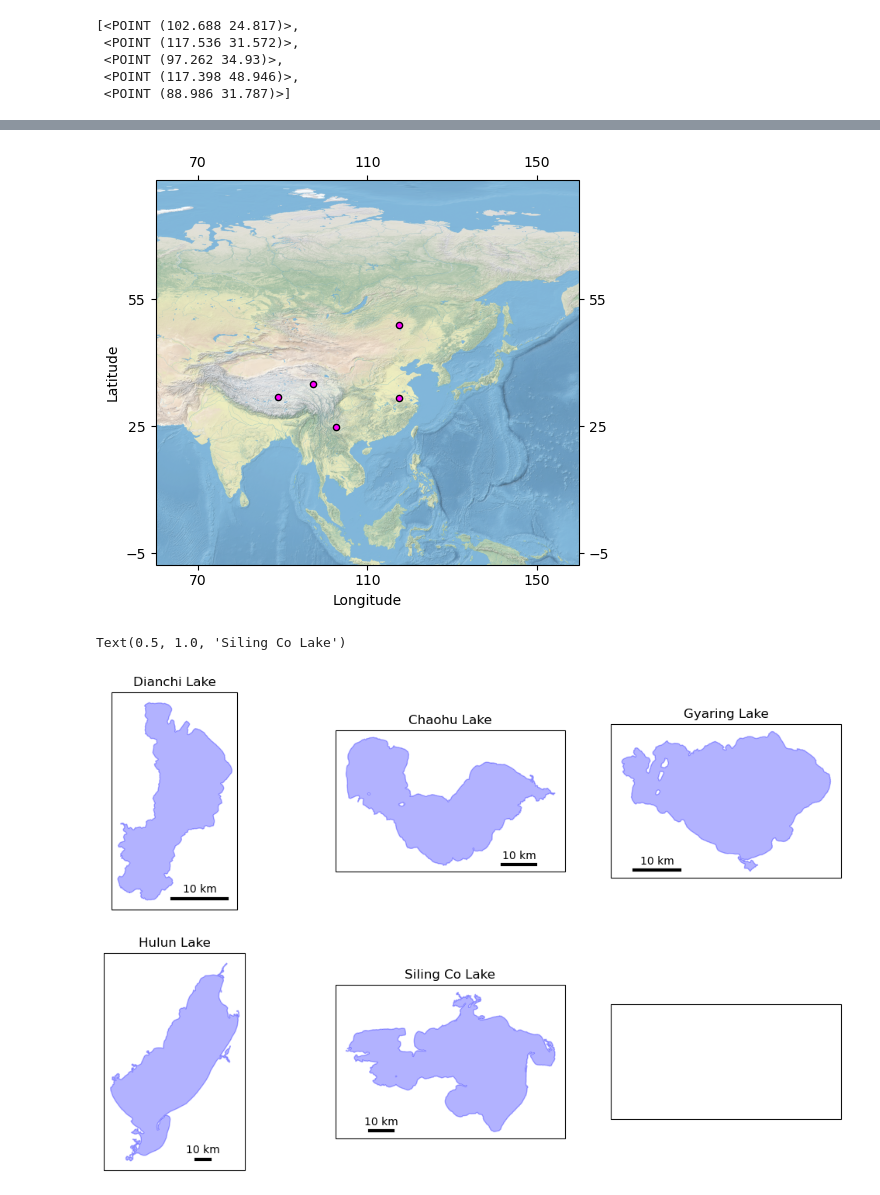
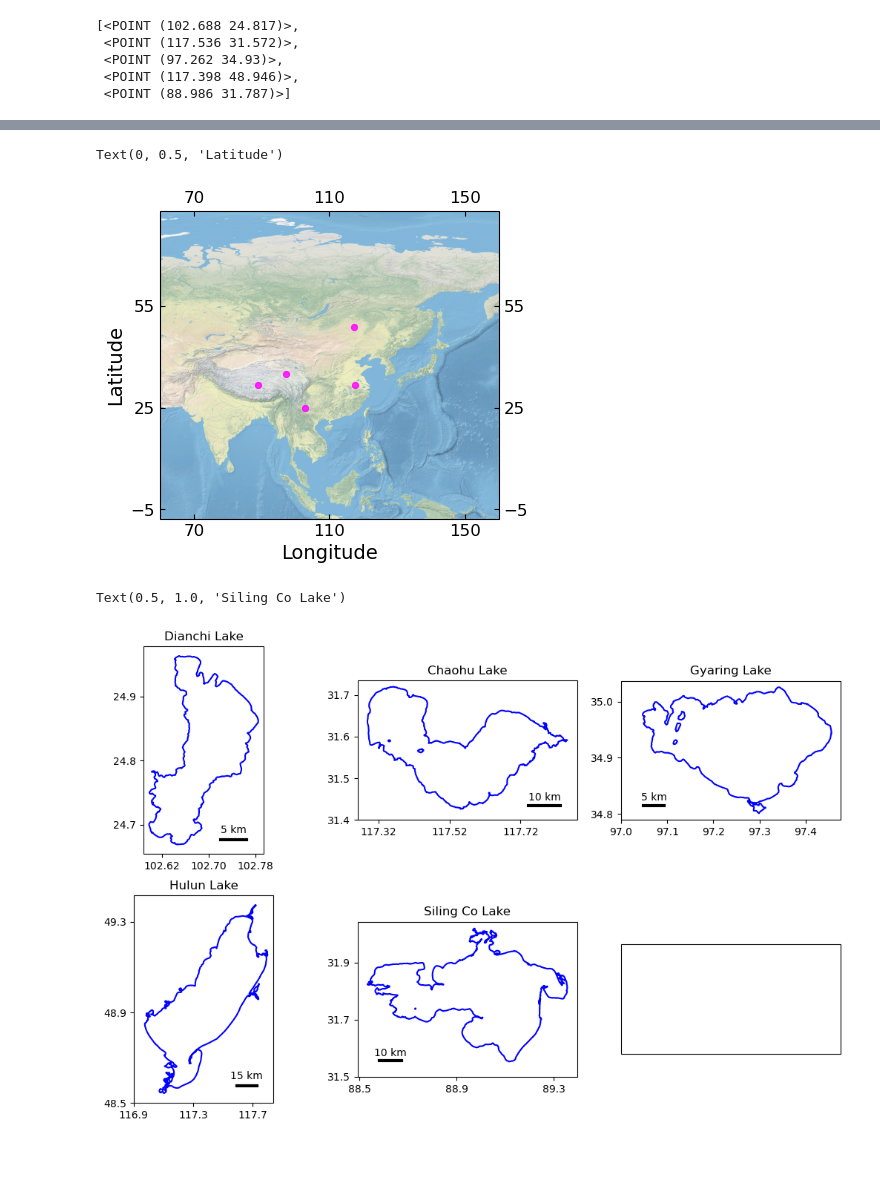
Before and after one commit to xinluo2018/swot-for-geoid, a Jupyter notebook: visual/1_study_lakes.ipynb, the cells around one changed output, grey strips where cells are left out. Saved outputs shown, nothing was run; the diff lists cells and outputs as text; code cells hidden in the pictures; blank space fills up the shorter version.

```diff
--- a/visual/1_study_lakes.ipynb
+++ b/visual/1_study_lakes.ipynb
@@ -15,7 +15,9 @@ path_chaohu = 'data/chaohu-lake/hydrolake_chaohu.gpkg'
 path_gyaring = 'data/gyaring-lake/hydrolake_gyaring.gpkg'
 path_hulun = 'data/hulun-lake/hydrolake_hulun.gpkg'
 path_siling_co = 'data/siling_co-lake/hydrolake_siling_co.gpkg'
-paths_lake = [path_dianchi, path_chaohu, path_gyaring, path_hulun, path_siling_co]
+path_coastline = 'data/basemap/ne_10_coastline.gpkg'
+paths_lake = [path_dianchi, path_chaohu,
+              path_gyaring, path_hulun, path_siling_co]
 # %%
 center_lakes = []
 lakes_gdf = []
@@ -33,16 +43,19 @@ center_lakes
 # %%
-fig, ax = plt.subplots(figsize=(7, 5), subplot_kw={'projection': ccrs.PlateCarree()})
+fig, ax = plt.subplots(figsize=(6, 4), subplot_kw={'projection': ccrs.PlateCarree()})
 ax.set_extent([60, 160, -5, 80])
 ax.imshow(basemap, extent=[-180, 180, -90, 90], transform=ccrs.PlateCarree())
 lons = [pt.x for pt in center_lakes]
 lats = [pt.y for pt in center_lakes]
-ax.scatter(lons, lats, s=20, c='magenta', edgecolors='black', transform=ccrs.PlateCarree(), zorder=10)
+ax.scatter(lons, lats, s=18, c='magenta',
+            alpha=0.8, marker='o',
+            transform=ccrs.PlateCarree(), zorder=10)
 ax.set_xticks(np.arange(70, 170, 40), crs=ccrs.PlateCarree())
 ax.set_yticks(np.arange(-5, 81, 30), crs=ccrs.PlateCarree())
 ax.tick_params(top=True, labeltop=True, bottom=True, labelbottom=True,
-               right=True, labelright=True, left=True, labelleft=True)
-ax.set_xlabel('Longitude'); ax.set_ylabel('Latitude')
-ax.tick_params(labelsize=10)
+               right=True, labelright=True, left=True, labelsize=12,
+               labelleft=True, direction='in')
+ax.set_xlabel('Longitude', fontsize=14); ax.set_ylabel('Latitude', fontsize=14)
 # %% [output]
+Text(0, 0.5, 'Latitude')
-[figure, old version]
+[figure, new version]
 # %%
@@ -50,20 +95,48 @@ dianchi_lake, chaohu_lake, gyaring_lake, hulun_lake, siling_co_lake = lakes_gdf
 # %%
-fig, ax = plt.subplots(2, 3, figsize=(13, 8), subplot_kw={'projection': ccrs.PlateCarree()})
-dianchi_lake.plot(ax=ax[0, 0], color='blue', edgecolor='blue', alpha=0.3)
-add_scale_bar(ax = ax[0, 0],loc=(0.7, 0.05),length=10);
+fig, ax = plt.subplots(2, 3, figsize=(13, 8),
+                       subplot_kw={'projection': ccrs.PlateCarree()})
+## dianchi
+# ax[0, 0].imshow(dem_dianchi_arr, cmap='terrain', extent=dem_dianchi_extent)
+dianchi_lake.plot(ax=ax[0, 0], color='none', edgecolor='blue', linewidth=1.5)
+add_scale_bar(ax = ax[0, 0],loc=(0.75, 0.07),length=5);
+ax[0, 0].set_xticks(np.arange(102.62, 102.85, 0.08), crs=ccrs.PlateCarree())
+ax[0, 0].set_yticks(np.arange(24.7, 24.94, 0.1), crs=ccrs.PlateCarree())
 ax[0, 0].set_title('Dianchi Lake', fontsize=12)
-chaohu_lake.plot(ax=ax[0, 1], color='blue', edgecolor='blue', alpha=0.3)
-add_scale_bar(ax = ax[0, 1],loc=(0.8, 0.05),length=10);
+
+## chaohu
+# ax[0,1].imshow(dem_chaohu_arr, cmap='terrain', extent=dem_chaohu_extent)
+chaohu_lake.plot(ax=ax[0, 1], color='none', edgecolor='blue', linewidth=1.5)
+add_scale_bar(ax = ax[0, 1],loc=(0.85, 0.07),length=10);
+ax[0, 1].set_xticks(np.arange(117.32, 117.87, 0.2), crs=ccrs.PlateCarree())
+ax[0, 1].set_yticks(np.arange(31.4, 31.78, 0.1), crs=ccrs.PlateCarree())
 ax[0, 1].set_title('Chaohu Lake', fontsize=12)
-gyaring_lake.plot(ax=ax[0, 2], color='blue', edgecolor='blue', alpha=0.3)
-add_scale_bar(ax = ax[0, 2],loc=(0.2, 0.05),length=10);
+
+## gyaring
+# ax[0,2].imshow(dem_gyaring_arr, cmap='terrain', extent=dem_gyaring_extent)
+gyaring_lake.plot(ax=ax[0, 2], color='none', edgecolor='blue', linewidth=1.5)
+add_scale_bar(ax = ax[0, 2],loc=(0.1, 0.1), length=5);
+ax[0, 2].set_xticks(np.arange(97, 97.4, 0.1), crs=ccrs.PlateCarree())
+ax[0, 2].set_yticks(np.arange(34.8, 35, 0.1), crs=ccrs.PlateCarree())
+# ax[0, 2].gridlines(draw_labels=True, alpha=0.)
 ax[0, 2].set_title('Gyaring Lake', fontsize=12)
-hulun_lake.plot(ax=ax[1, 0], color='blue', edgecolor='blue', alpha=0.3)
-add_scale_bar(ax = ax[1, 0],loc=(0.7, 0.05),length=10);
+
+## hulun
+# ax[1,0].imshow(dem_hulun_arr, cmap='terrain', extent=dem_hulun_extent)
+hulun_lake.plot(ax=ax[1, 0], color='none', edgecolor='blue', linewidth=1.5)
+add_scale_bar(ax = ax[1, 0],loc=(0.8, 0.08),length=15);
+ax[1, 0].set_xticks(np.arange(116.9, 117.9, 0.4), crs=ccrs.PlateCarree())
+ax[1, 0].set_yticks(np.arange(48.5, 49.5, 0.4), crs=ccrs.PlateCarree())
 ax[1, 0].set_title('Hulun Lake', fontsize=12)
-siling_co_lake.plot(ax=ax[1, 1], color='blue', edgecolor='blue', alpha=0.3)
-add_scale_bar(ax = ax[1, 1],loc=(0.2, 0.05),length=10);
+
+
+## siling co
+# ax[1, 1].imshow(dem_siling_co_arr, cmap='terrain', extent=dem_siling_co_extent)
+siling_co_lake.plot(ax=ax[1, 1], color='none', edgecolor='blue', linewidth=1.5)
+add_scale_bar(ax = ax[1, 1],loc=(0.15, 0.05),length=10);
+ax[1, 1].set_xticks(np.arange(88.5, 89.4, 0.4), crs=ccrs.PlateCarree())
+ax[1, 1].set_yticks(np.arange(31.5, 32, 0.2), crs=ccrs.PlateCarree())
+# ax[1, 1].gridlines(draw_labels=True, alpha=0.)
 ax[1, 1].set_title('Siling Co Lake', fontsize=12)
 # %% [output]
 Text(0.5, 1.0, 'Siling Co Lake')
-[figure, old version]
+[figure, new version]
```
Also changed, not shown: parts of 3 cells of this notebook, 20 other files.
